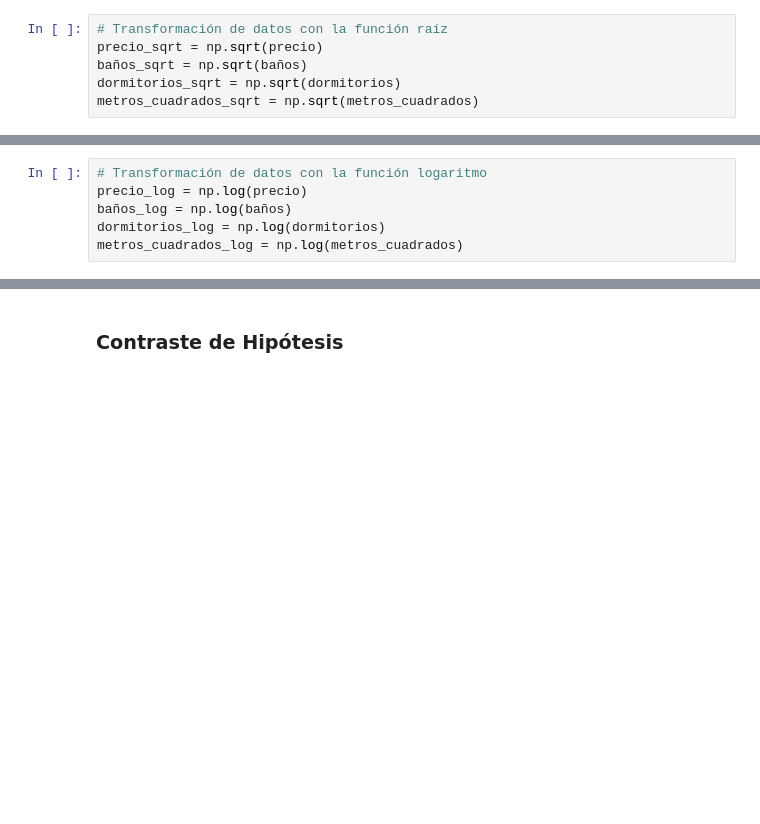
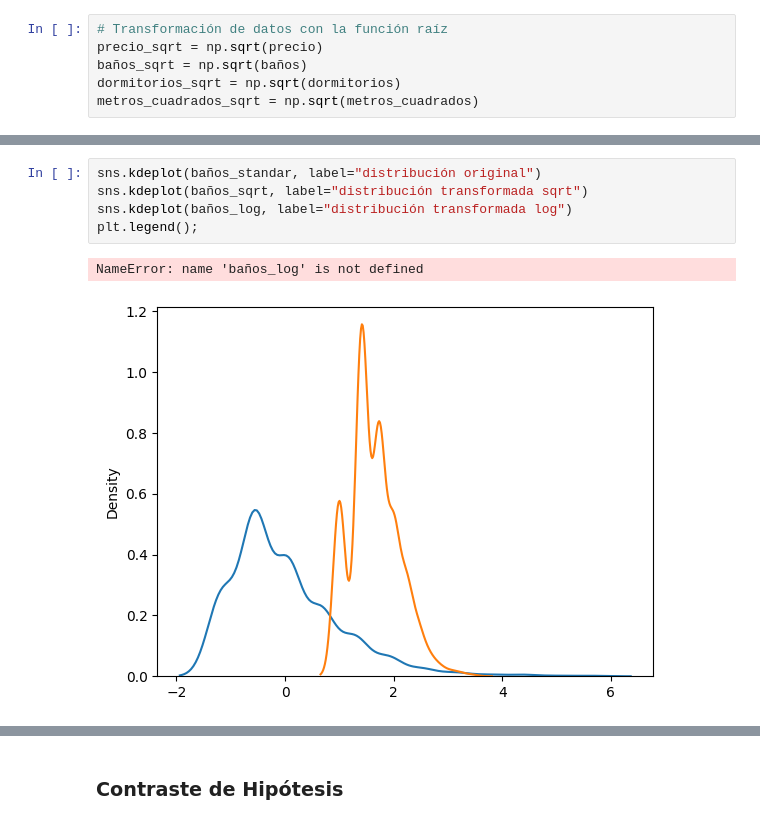
Before and after one commit to CarmenBarrancoGarcia/Carmen_cienciadatos, a Jupyter notebook: Módulo2_numpy/M2_Carmen_Barranco_García.ipynb, the cells around one changed output, grey strips where cells are left out. Saved outputs shown, nothing was run; the diff lists cells and outputs as text; blank space fills up the shorter version.

```diff
--- a/Módulo2_numpy/M2_Carmen_Barranco_García.ipynb
+++ b/Módulo2_numpy/M2_Carmen_Barranco_García.ipynb
@@ -701,6 +711,8 @@ plt.legend();
-# %%
-# Transformación de datos con la función logaritmo
-precio_log = np.log(precio)
-baños_log = np.log(baños)
-dormitorios_log = np.log(dormitorios)
-metros_cuadrados_log = np.log(metros_cuadrados)
+# %%
+sns.kdeplot(baños_standar, label="distribución original")
+sns.kdeplot(baños_sqrt, label="distribución transformada sqrt")
+sns.kdeplot(baños_log, label="distribución transformada log")
+plt.legend();
+# %% [output]
+NameError: name 'baños_log' is not defined
+[figure, added]
```
Also changed, not shown: parts of 14 cells of this notebook, 9 other files.
